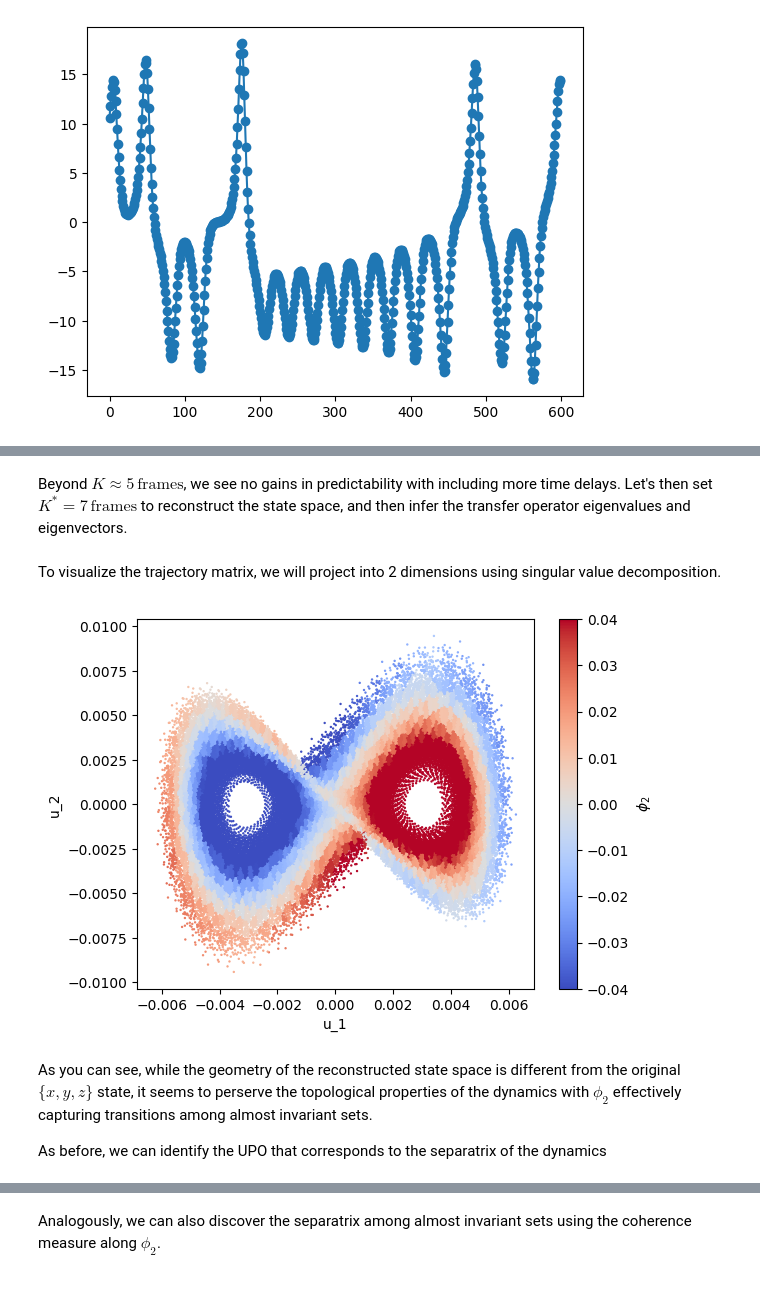
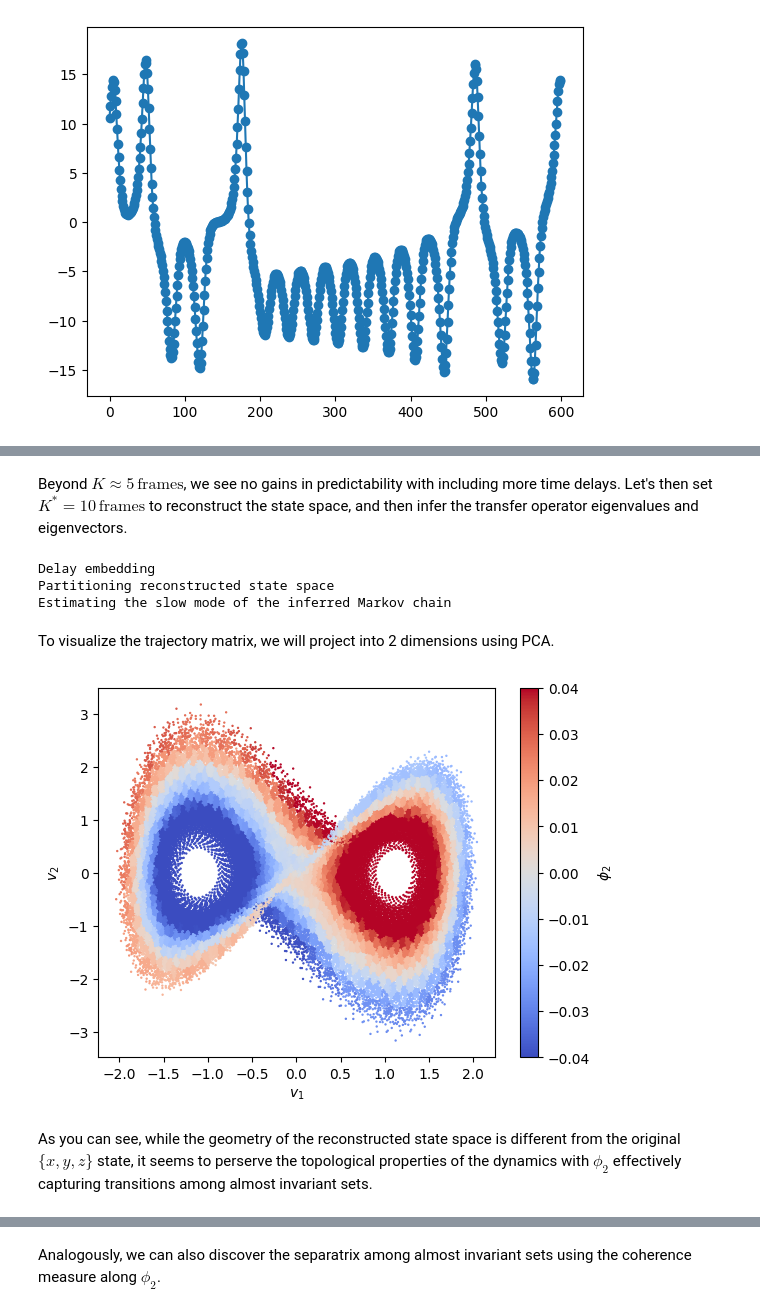
Before and after one commit to AntonioCCosta/DPG_PhysicsBehavior_2026, a Jupyter notebook: notebooks/notebook_3_Lorenz.ipynb, the cells around one changed output, grey strips where cells are left out. Cells and saved outputs as stored; diff of their text form; code cells hidden in the pictures.

```diff
--- a/notebooks/notebook_3_Lorenz.ipynb
+++ b/notebooks/notebook_3_Lorenz.ipynb
@@ -70,9 +69,9 @@ def Lorenz(state,t,sigma,rho,beta):
     # return the state derivatives
     return [xd, yd, zd]
 
-dt = 0.01
+dt = 0.02
 frameRate=1/dt
-T = 5000
+T = 10000
 discard_T = 500
 T_total = T+discard_T
 state0 = np.array([-8, -8, 27])
@@ -310,3 +320,3 @@ plt.show()
 [figure]
 # %% [markdown]
-Beyond $K\approx 5\,\text{frames}$, we see no gains in predictability with including more time delays. Let's then set $K^*=7\,\text{frames}$ to reconstruct the state space, and then infer the transfer operator eigenvalues and eigenvectors.
+Beyond $K\approx 5\,\text{frames}$, we see no gains in predictability with including more time delays. Let's then set $K^*=10\,\text{frames}$ to reconstruct the state space, and then infer the transfer operator eigenvalues and eigenvectors.
@@ -316,5 +323,25 @@ traj_matrix = embed.trajectory_matrix(ma.masked_invalid(X),K=K_star-1)
 # %%
+print('Delay embedding')
+K_star=10
+traj_matrix = embed.trajectory_matrix(ma.masked_invalid(X),K=K_star-1)
+
+print('Partitioning reconstructed state space')
 N=1000
 #labels_all is an array with the partition that each point in the time series belongs to
 #centers is the centroid of each k-means cluster
 labels_all,centers = cl.kmeans_partition(traj_matrix,N,batchsize=50000,return_centers=True)
+
+print('Estimating the slow mode of the inferred Markov chain')
+delay=10
+P_emp = op_calc.transition_matrix(labels_all,delay)
+R = op_calc.get_reversible_transition_matrix(P_emp)
+eigvals_emp,eigvecs_emp = op_calc.sorted_spectrum(R,k=5)
+eigvecs_emp = eigvecs_emp.real
+eigvecs_emp = eigvecs_emp/np.linalg.norm(eigvecs_emp,axis=0)
+phi2_emp = eigvecs_emp[:,1]
+phi2_traj = ma.masked_invalid(phi2_emp)[labels_all]
+phi2_traj[labels_all.mask]=ma.masked
+# %% [output]
+Delay embedding
+Partitioning reconstructed state space
+Estimating the slow mode of the inferred Markov chain
@@ -331,20 +348,26 @@ phi2_traj[labels_all.mask]=ma.masked
 # %% [markdown]
-To visualize the trajectory matrix, we will project into 2 dimensions using singular value decomposition.
+To visualize the trajectory matrix, we will project into 2 dimensions using PCA.
+# %%
+from sklearn.decomposition import PCA
+
+# Centering is handled by PCA
+pca = PCA(whiten=True,n_components=3)
+sel = ~np.any(traj_matrix.mask,axis=1)
+phspace = ma.zeros((traj_matrix.shape[0],3))
+phspace[sel] = pca.fit_transform(traj_matrix[sel])
+phspace[~sel] = ma.masked
 # %%
-u,s,v = np.linalg.svd(traj_matrix,full_matrices=False)
 color_abs = np.max(np.abs(phi2_emp))
 sel = ~phi2_traj.mask
-plt.scatter(u[sel,0],u[sel,1],c=phi2_traj[sel],cmap='coolwarm',s=0.5,vmin=-.04,vmax=.04)
+plt.scatter(phspace[sel,0],phspace[sel,1],c=phi2_traj[sel],cmap='coolwarm',s=0.5,vmin=-.04,vmax=.04)
 plt.colorbar(label=r'$\phi_2$')
-plt.xlabel('u_1')
-plt.ylabel('u_2')
+plt.xlabel('$v_1$')
+plt.ylabel('$v_2$')
 plt.show()
 # %% [output]
-[figure, old version]
+[figure, new version]
 # %% [markdown]
 As you can see, while the geometry of the reconstructed state space is different from the original $\{x,y,z\}$ state, it seems to perserve the topological properties of the dynamics with $\phi_2$ effectively capturing transitions among almost invariant sets.
-
-As before, we can identify the UPO that corresponds to the separatrix of the dynamics
 # %%
 from scipy.signal import find_peaks
 
```
Also changed, not shown: parts of 26 cells of this notebook.
